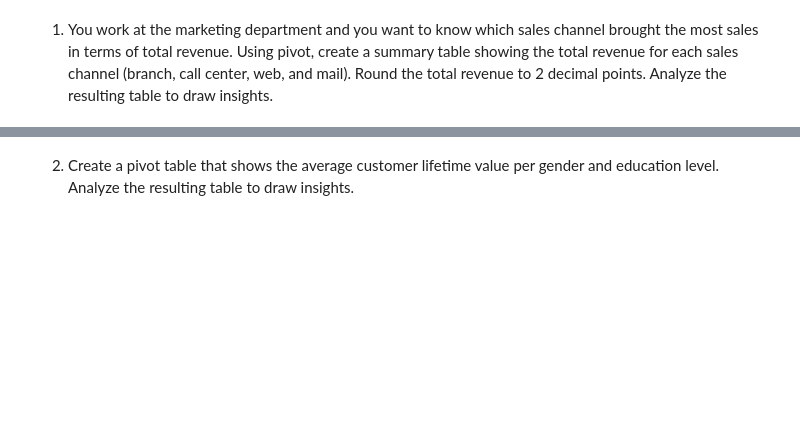
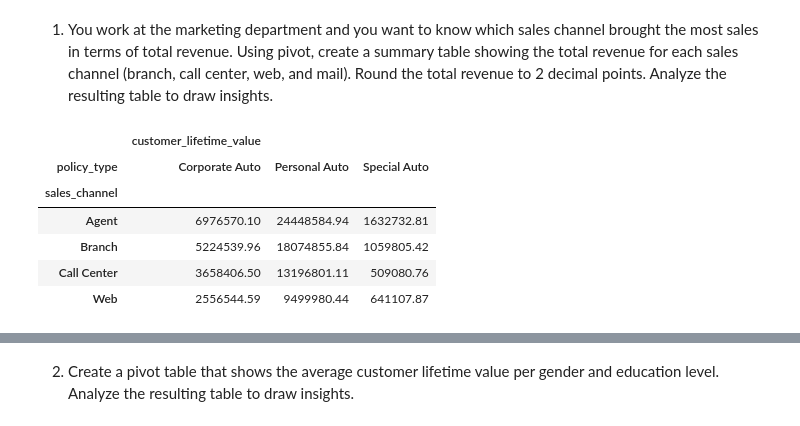
Before and after one commit to iSundhararajan/lab-dw-data-structuring-and-combining, a Jupyter notebook: lab-dw-data-structuring-and-combining.ipynb, the cells around one changed output, grey strips where cells are left out. Drawn from its saved outputs; the diff is of its cells as text; code cells hidden in the pictures; blank space fills up the shorter version.

```diff
--- a/lab-dw-data-structuring-and-combining.ipynb
+++ b/lab-dw-data-structuring-and-combining.ipynb
@@ -76,0 +189,12 @@ summary_table = marketing_customer_analysis.pivot_table(index='country', columns
+# %%
+pivot_df = insurance_4.pivot_table(index='sales_channel', columns='policy_type', values=['customer_lifetime_value'], aggfunc='sum').round(2)
+# %%
+pivot_df
+# %% [output]
+|  | customer_lifetime_value |  |  |
+| policy_type | Corporate Auto | Personal Auto | Special Auto |
+| sales_channel |  |  |  |
+| Agent | 6976570.10 | 24448584.94 | 1632732.81 |
+| Branch | 5224539.96 | 18074855.84 | 1059805.42 |
+| Call Center | 3658406.50 | 13196801.11 | 509080.76 |
+| Web | 2556544.59 | 9499980.44 | 641107.87 |
```
Also changed, not shown: parts of 31 cells of this notebook.
